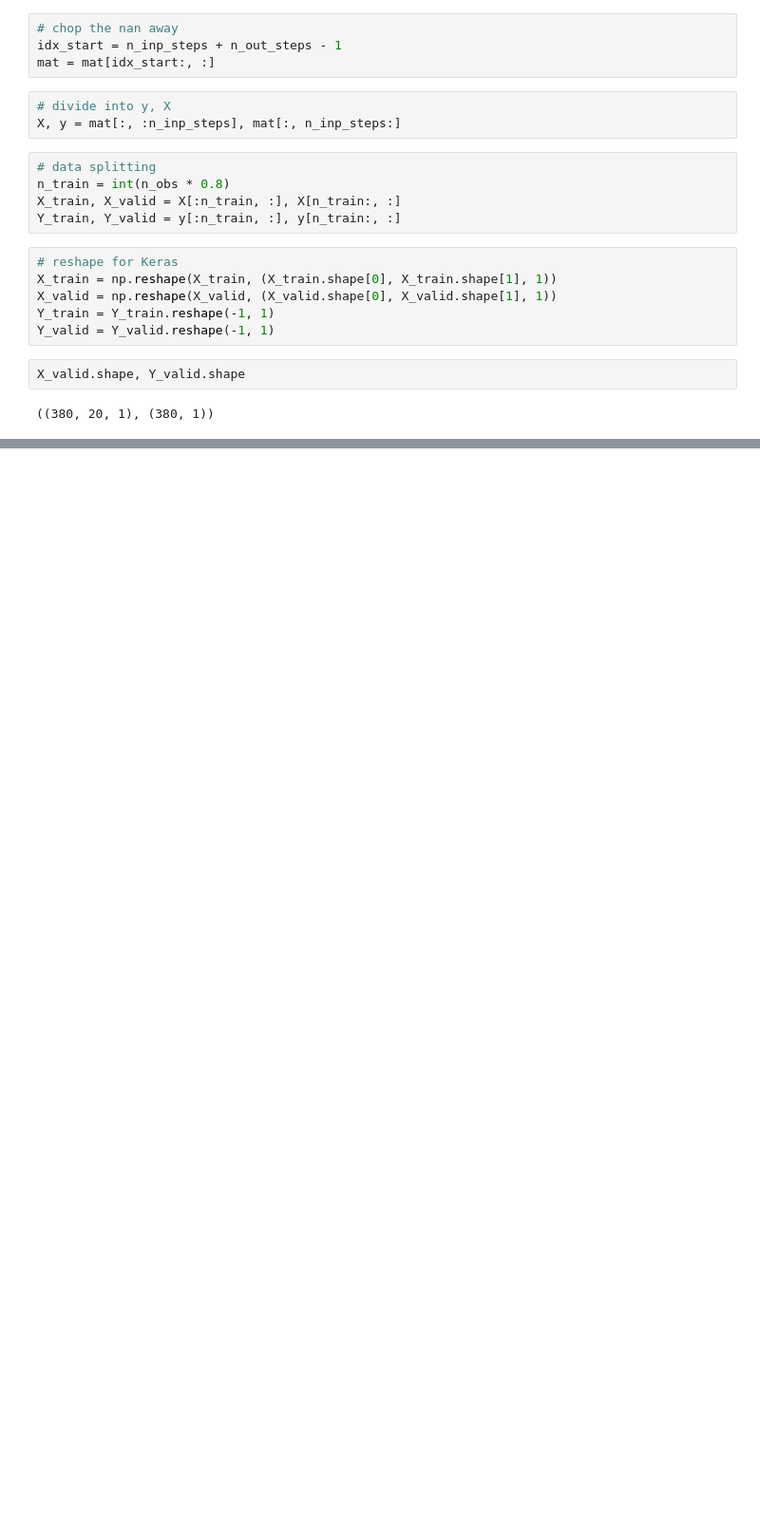
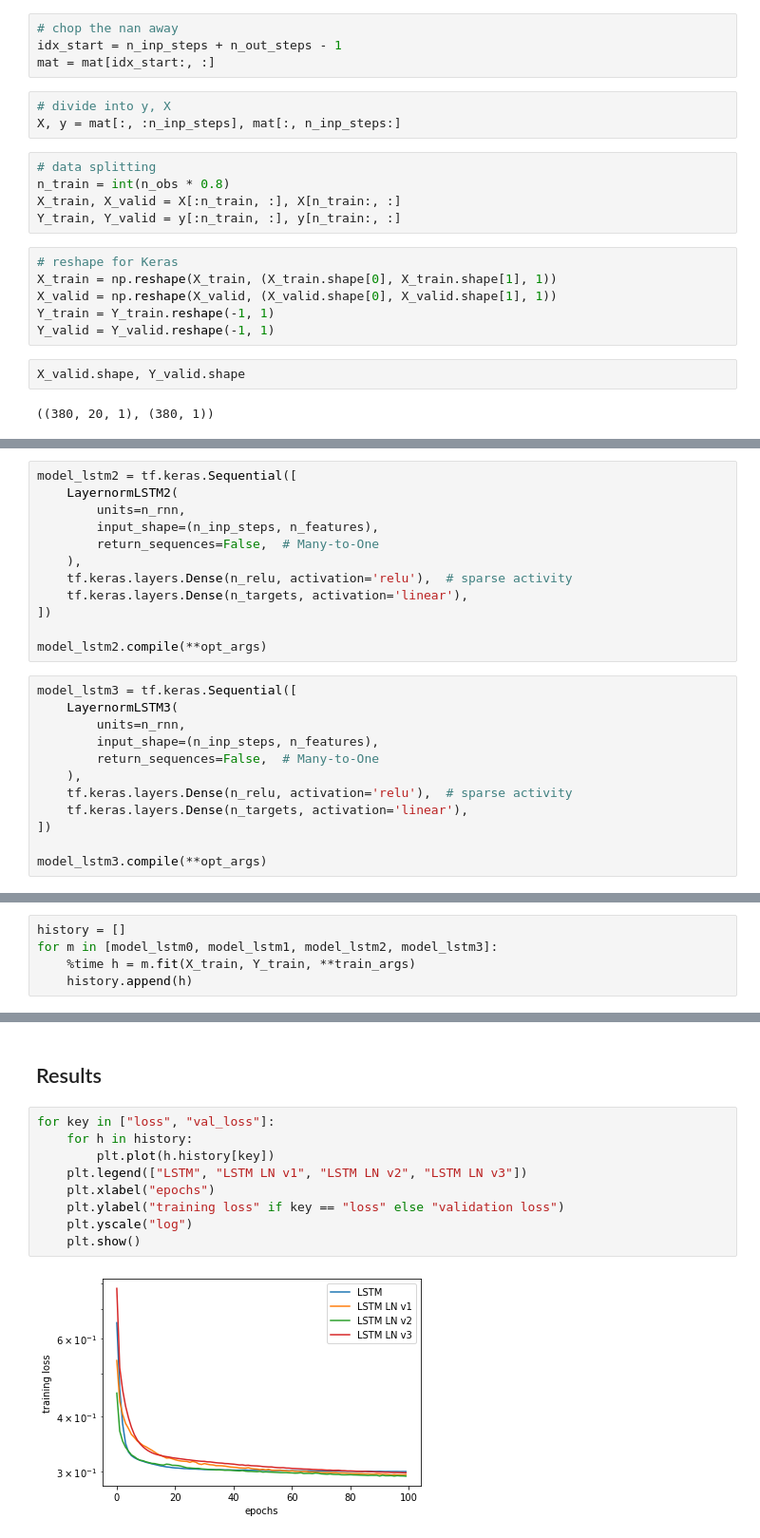
Before and after one commit to kmedian/keras-layernorm-rnn, a Jupyter notebook: examples/comparison - Many-to-One.ipynb, the cells around one changed output, grey strips where cells are left out. Shown at 95% size. Cells and saved outputs as stored; diff of their text form; blank space fills up the shorter version.

```diff
--- a/examples/comparison - Many-to-One.ipynb
+++ b/examples/comparison - Many-to-One.ipynb
@@ -247,0 +189,24 @@ plt.show()
+# %%
+model_lstm2 = tf.keras.Sequential([
+    LayernormLSTM2(
+        units=n_rnn,
+        input_shape=(n_inp_steps, n_features),
+        return_sequences=False,  # Many-to-One
+    ),
+    tf.keras.layers.Dense(n_relu, activation='relu'),  # sparse activity
+    tf.keras.layers.Dense(n_targets, activation='linear'),
+])
+
+model_lstm2.compile(**opt_args)
+# %%
+model_lstm3 = tf.keras.Sequential([
+    LayernormLSTM3(
+        units=n_rnn,
+        input_shape=(n_inp_steps, n_features),
+        return_sequences=False,  # Many-to-One
+    ),
+    tf.keras.layers.Dense(n_relu, activation='relu'),  # sparse activity
+    tf.keras.layers.Dense(n_targets, activation='linear'),
+])
+
+model_lstm3.compile(**opt_args)
@@ -247,0 +215,5 @@ plt.show()
+# %%
+history = []
+for m in [model_lstm0, model_lstm1, model_lstm2, model_lstm3]:
+    %time h = m.fit(X_train, Y_train, **train_args)
+    history.append(h)
@@ -247,0 +229,13 @@ plt.show()
+# %% [markdown]
+## Results
+# %%
+for key in ["loss", "val_loss"]:
+    for h in history:
+        plt.plot(h.history[key])
+    plt.legend(["LSTM", "LSTM LN v1", "LSTM LN v2", "LSTM LN v3"])
+    plt.xlabel("epochs")
+    plt.ylabel("training loss" if key == "loss" else "validation loss")
+    plt.yscale("log")
+    plt.show()
+# %% [output]
+[figure, added]
```
Also changed, not shown: parts of 51 cells of this notebook, 5 other files.
